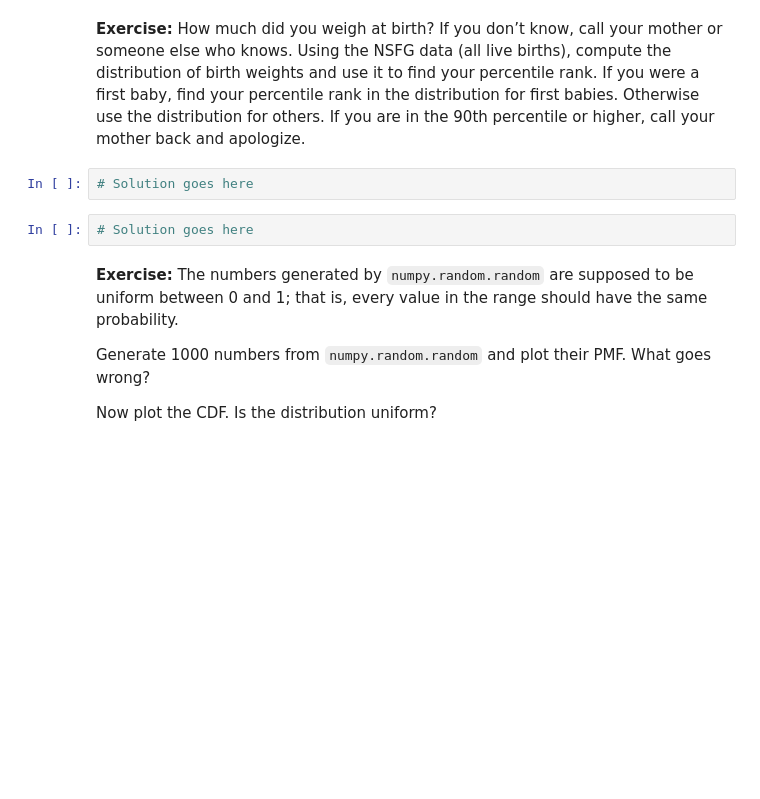
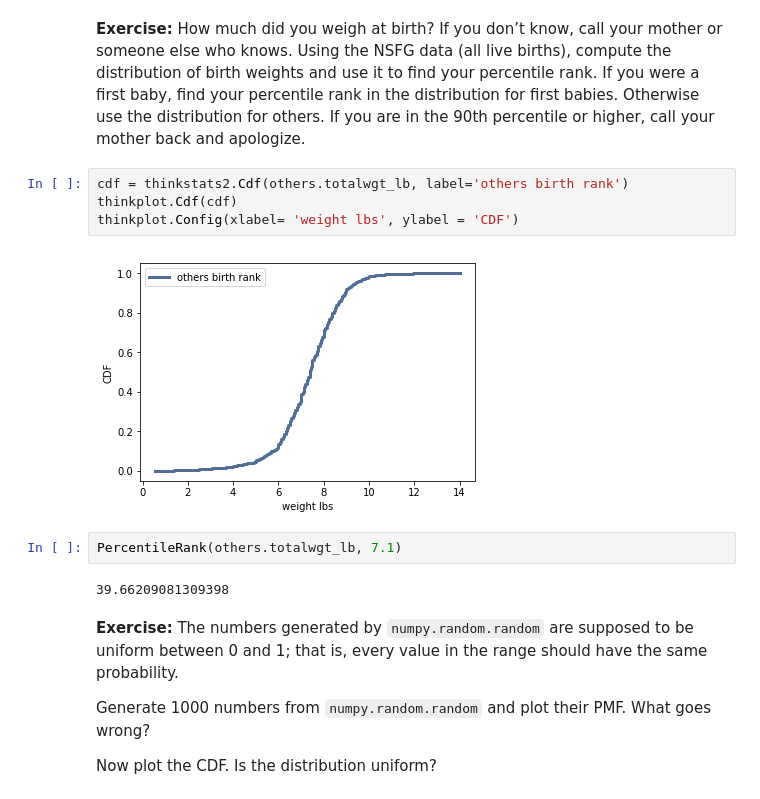
Before and after one commit to yeewill/ThinkStats2, a Jupyter notebook: code/chap04ex.ipynb, the cells around one changed output. Cells and saved outputs as stored; diff of their text form; blank space fills up the shorter version.

```diff
--- a/code/chap04ex.ipynb
+++ b/code/chap04ex.ipynb
@@ -206,10 +206,16 @@ This confirms that the random sample has the same distribution as the original d
 ## Exercises
 # %% [markdown]
 **Exercise:** How much did you weigh at birth? If you don’t know, call your mother or someone else who knows. Using the NSFG data (all live births), compute the distribution of birth weights and use it to find your percentile rank. If you were a first baby, find your percentile rank in the distribution for first babies. Otherwise use the distribution for others. If you are in the 90th percentile or higher, call your mother back and apologize.
-# %%
-# Solution goes here
-# %%
-# Solution goes here
+# %%
+cdf = thinkstats2.Cdf(others.totalwgt_lb, label='others birth rank')
+thinkplot.Cdf(cdf)
+thinkplot.Config(xlabel= 'weight lbs', ylabel = 'CDF')
+# %% [output]
+[figure, added]
+# %%
+PercentileRank(others.totalwgt_lb, 7.1)
+# %% [output]
+39.66209081309398
 # %% [markdown]
 **Exercise:** The numbers generated by `numpy.random.random` are supposed to be uniform between 0 and 1; that is, every value in the range should have the same probability.
 
```
Also changed, not shown: parts of 10 cells of this notebook.
